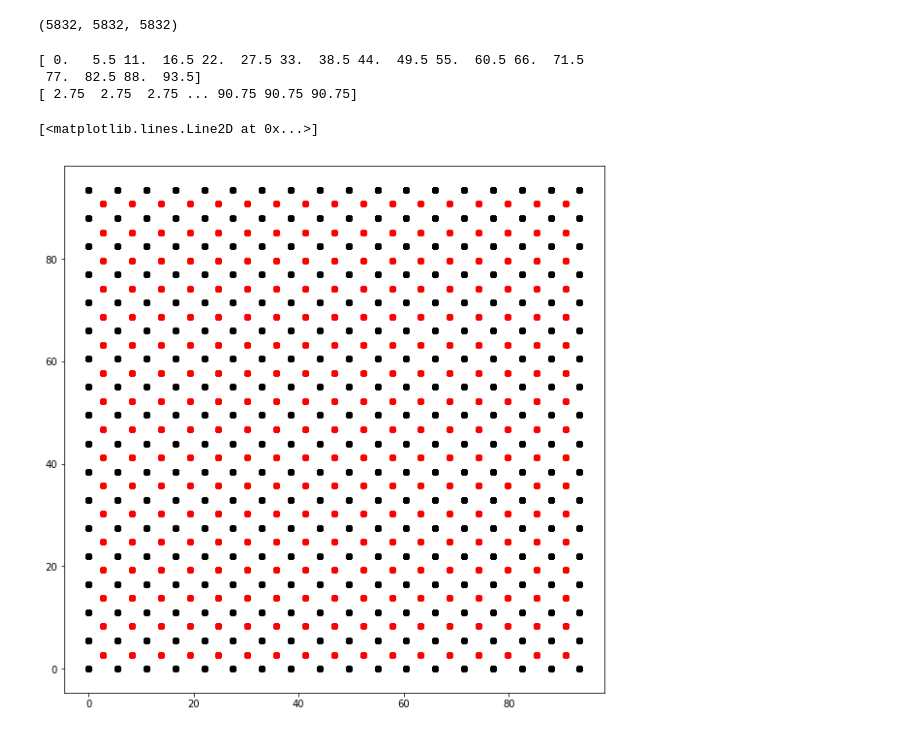
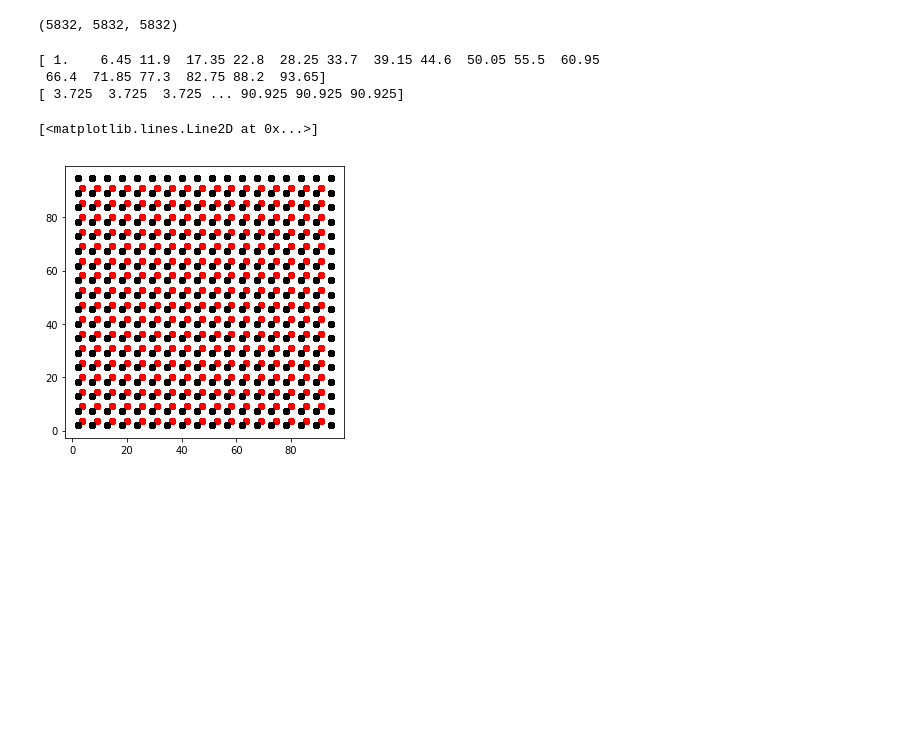
Before and after one commit to florasolon/interpolation_misc, a Jupyter notebook: Interpolation_function.ipynb, the cells around one changed output. Saved outputs shown, nothing was run; the diff lists cells and outputs as text; code cells hidden in the pictures; blank space fills up the shorter version.

```diff
--- a/Interpolation_function.ipynb
+++ b/Interpolation_function.ipynb
@@ -9,24 +9,26 @@ from scipy.ndimage import gaussian_filter
 # %%
 %matplotlib inline
 # %%
-xmin = 0.
+xmin = 1.
 xmax = 110.
 xn = 21
 x = np.linspace(xmin,xmax,xn)
 
-ymin = 0.
+ymin = 1.
 ymax = 110.
 yn = 21
 y = np.linspace(ymin,ymax,yn)
 
-zmin = 0
+zmin = 1
 zmax = 110
 zn =  21
 z = np.linspace(zmin,zmax,zn)
 
 X,Y,Z = np.meshgrid(x,y,z)
 
-rho_m = (((X-5)*(X-5))+((Y-2)*(Y-2))+((Z-10)*(Z-10)))
+#rho_m = (((X-5)*(X-5))+((Y-2)*(Y-2))+((Z-10)*(Z-10)))
+
+rho_m = 7*X*Y*Z/(X**2 + Y**2 + Z**2)
 # %%
 xx,yy,zz,x1,y1,z1,rho = mf.select_area(0,100,0,100,0,100,x,y,z,rho_m)
 # %%
@@ -133,16 +125,16 @@ xc.size,yc.size,zc.size
 print(x1)
 print(x0)
 # %% [output]
-[ 0.   5.5 11.  16.5 22.  27.5 33.  38.5 44.  49.5 55.  60.5 66.  71.5
- 77.  82.5 88.  93.5]
-[ 2.75  2.75  2.75 ... 90.75 90.75 90.75]
+[ 1.    6.45 11.9  17.35 22.8  28.25 33.7  39.15 44.6  50.05 55.5  60.95
+ 66.4  71.85 77.3  82.75 88.2  93.65]
+[ 3.725  3.725  3.725 ... 90.925 90.925 90.925]
 # %%
-plt.figure(figsize=(10,10))
+plt.figure(figsize=(5,5))
 plt.plot(x0,y0,'ro')
-plt.plot(xx,yy,'ko')
+plt.plot(xc,yc,'ko')
 # %% [output]
 [<matplotlib.lines.Line2D at 0x...>]
-[figure, old version]
+[figure, new version]
 # %%
 t = 0.8
 # %%
```
Also changed, not shown: parts of 6 cells of this notebook, 1 other file.
